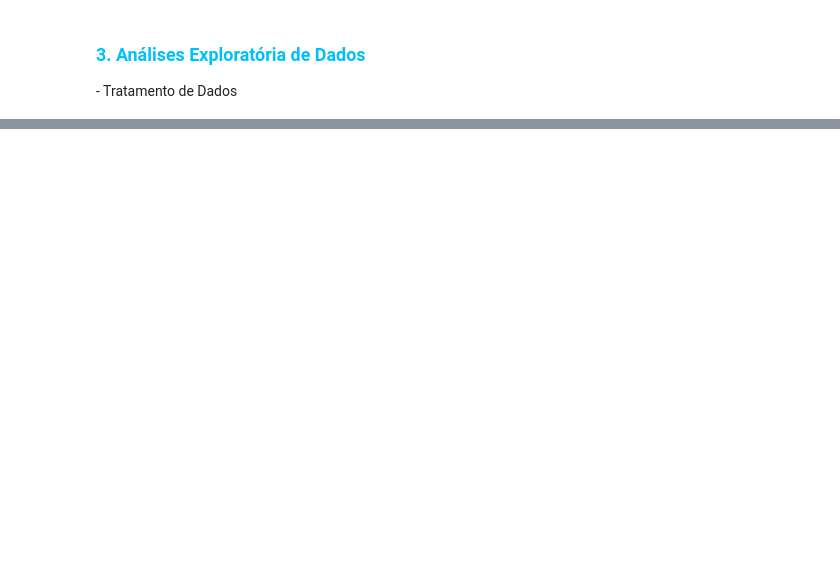
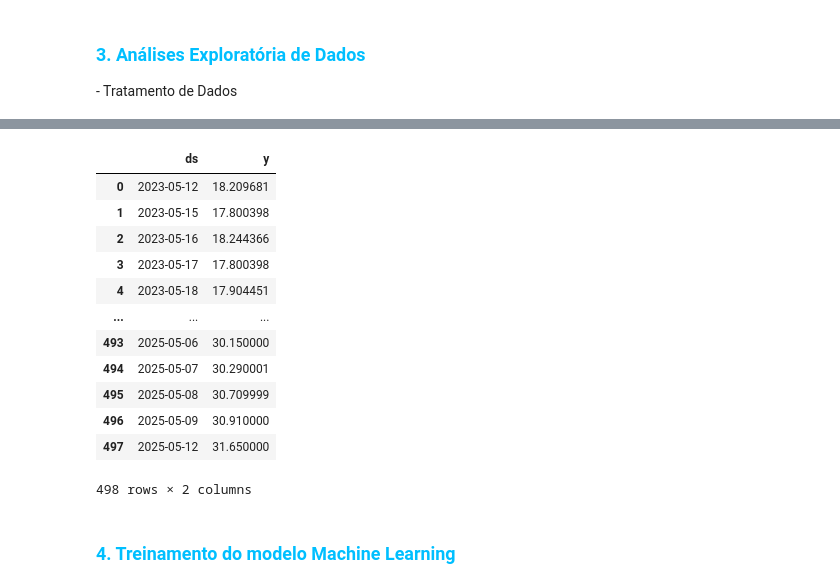
Before and after one commit to BalbinaRaquel/analise-preditiva_ai, a Jupyter notebook: analise_preditiva.ipynb, the cells around one changed output, grey strips where cells are left out. Cells and saved outputs as stored; diff of their text form; code cells hidden in the pictures; blank space fills up the shorter version.

```diff
--- a/analise_preditiva.ipynb
+++ b/analise_preditiva.ipynb
@@ -105,0 +123,20 @@ treinamento = dados.reset_index()
+# %%
+# Renomear as colunas de dados
+treinamento.columns = ["ds","y"]
+treinamento
+# %% [output]
+|  | ds | y |
+| 0 | 2023-05-12 | 18.209681 |
+| 1 | 2023-05-15 | 17.800398 |
+| 2 | 2023-05-16 | 18.244366 |
+| 3 | 2023-05-17 | 17.800398 |
+| 4 | 2023-05-18 | 17.904451 |
+| ... | ... | ... |
+| 493 | 2025-05-06 | 30.150000 |
+| 494 | 2025-05-07 | 30.290001 |
+| 495 | 2025-05-08 | 30.709999 |
+| 496 | 2025-05-09 | 30.910000 |
+| 497 | 2025-05-12 | 31.650000 |
+498 rows × 2 columns
+# %% [markdown]
+<h3 style="color: #00BFFF">4. Treinamento do modelo Machine Learning</h3>
```
Also changed, not shown: parts of 18 cells of this notebook, 2 other files.
